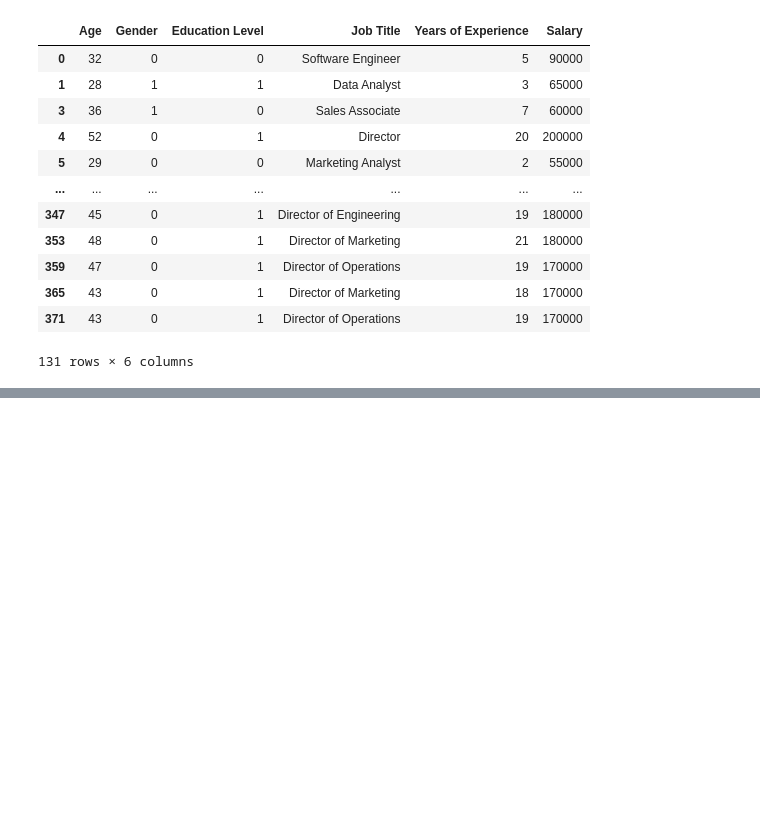
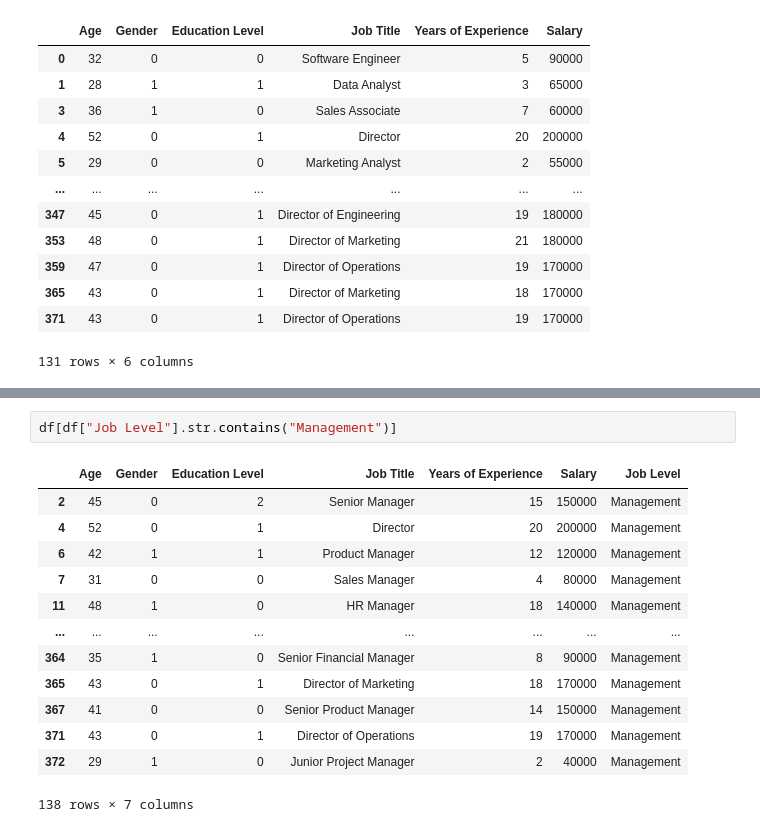
Before and after one commit to Sarajml98/salary-data-analysis, a Jupyter notebook: salary.ipynb, the cells around one changed output, grey strips where cells are left out. Saved outputs shown, nothing was run; the diff lists cells and outputs as text; blank space fills up the shorter version.

```diff
--- a/salary.ipynb
+++ b/salary.ipynb
@@ -434,0 +446,16 @@ df
+# %%
+df[df["Job Level"].str.contains("Management")]
+# %% [output]
+|  | Age | Gender | Education Level | Job Title | Years of Experience | Salary | Job Level |
+| 2 | 45 | 0 | 2 | Senior Manager | 15 | 150000 | Management |
+| 4 | 52 | 0 | 1 | Director | 20 | 200000 | Management |
+| 6 | 42 | 1 | 1 | Product Manager | 12 | 120000 | Management |
+| 7 | 31 | 0 | 0 | Sales Manager | 4 | 80000 | Management |
+| 11 | 48 | 1 | 0 | HR Manager | 18 | 140000 | Management |
+| ... | ... | ... | ... | ... | ... | ... | ... |
+| 364 | 35 | 1 | 0 | Senior Financial Manager | 8 | 90000 | Management |
+| 365 | 43 | 0 | 1 | Director of Marketing | 18 | 170000 | Management |
+| 367 | 41 | 0 | 0 | Senior Product Manager | 14 | 150000 | Management |
+| 371 | 43 | 0 | 1 | Director of Operations | 19 | 170000 | Management |
+| 372 | 29 | 1 | 0 | Junior Project Manager | 2 | 40000 | Management |
+138 rows × 7 columns
```
Also changed, not shown: parts of 4 cells of this notebook.
